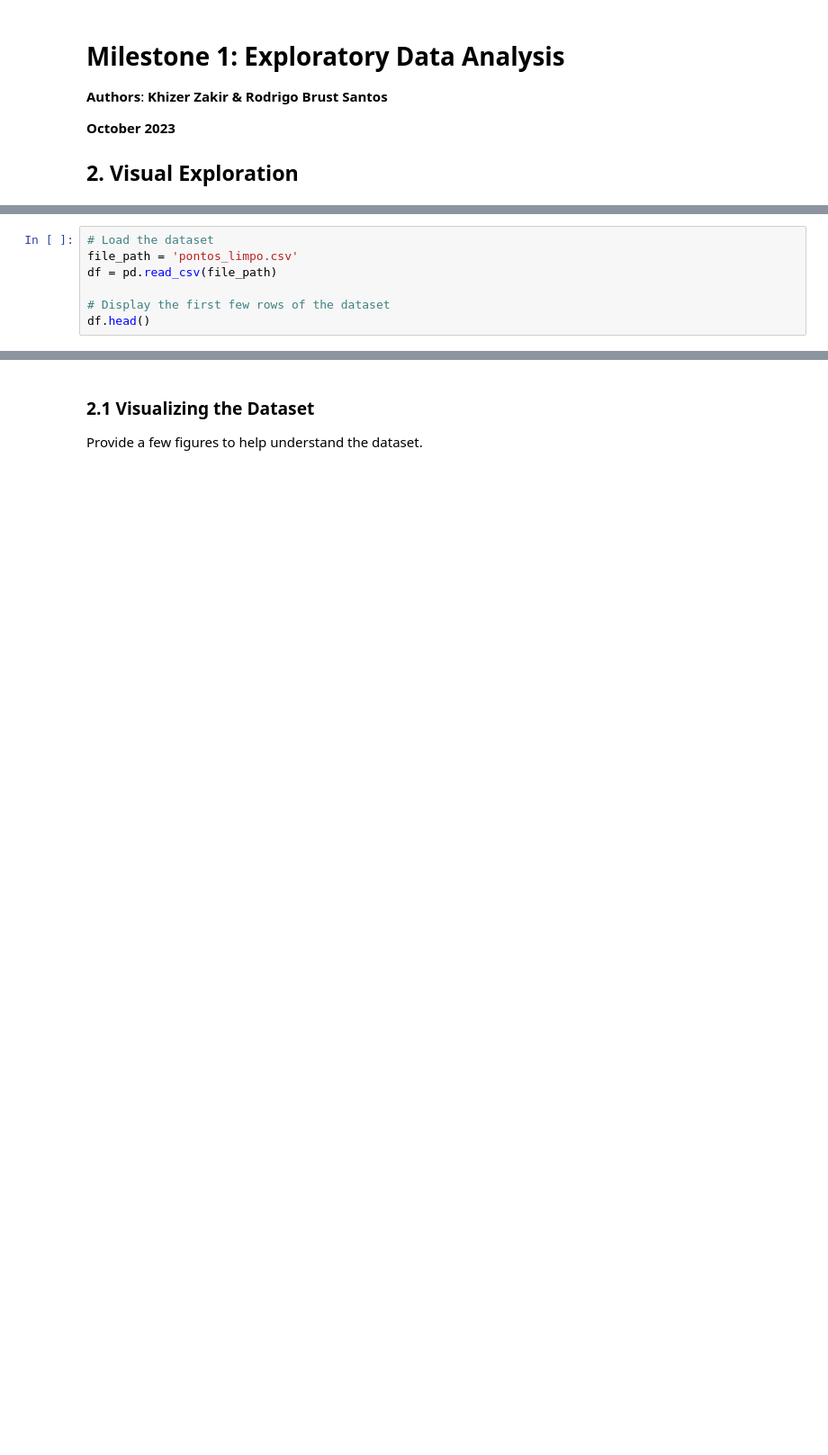
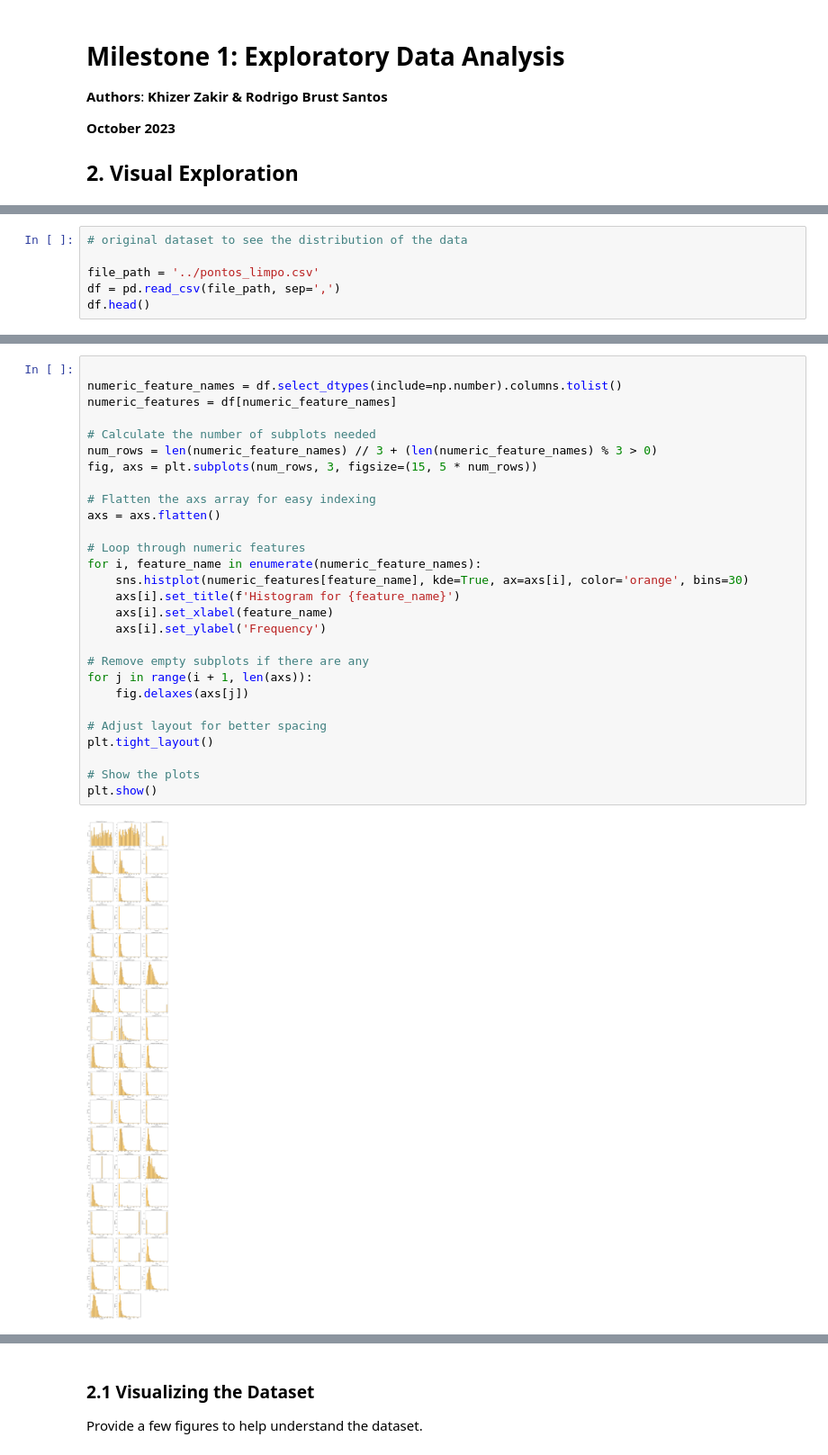
Before and after one commit to rodreras/StreamSamples_ML, a Jupyter notebook: milestone1/02_visual_exploration.ipynb, the cells around one changed output, grey strips where cells are left out. Shown at 90% size. Drawn from its saved outputs; the diff is of its cells as text; blank space fills up the shorter version.

```diff
--- a/milestone1/02_visual_exploration.ipynb
+++ b/milestone1/02_visual_exploration.ipynb
@@ -15,7 +19,6 @@ import time
 # %%
-# Load the dataset
-file_path = 'pontos_limpo.csv'
-df = pd.read_csv(file_path)
+# original dataset to see the distribution of the data
 
-# Display the first few rows of the dataset
+file_path = '../pontos_limpo.csv'
+df = pd.read_csv(file_path, sep=',')
 df.head()
@@ -21,0 +51,30 @@ df.head()
+# %%
+
+numeric_feature_names = df.select_dtypes(include=np.number).columns.tolist()
+numeric_features = df[numeric_feature_names]
+
+# Calculate the number of subplots needed
+num_rows = len(numeric_feature_names) // 3 + (len(numeric_feature_names) % 3 > 0)
+fig, axs = plt.subplots(num_rows, 3, figsize=(15, 5 * num_rows))
+
+# Flatten the axs array for easy indexing
+axs = axs.flatten()
+
+# Loop through numeric features
+for i, feature_name in enumerate(numeric_feature_names):
+    sns.histplot(numeric_features[feature_name], kde=True, ax=axs[i], color='orange', bins=30)
+    axs[i].set_title(f'Histogram for {feature_name}')
+    axs[i].set_xlabel(feature_name)
+    axs[i].set_ylabel('Frequency')
+
+# Remove empty subplots if there are any
+for j in range(i + 1, len(axs)):
+    fig.delaxes(axs[j])
+
+# Adjust layout for better spacing
+plt.tight_layout()
+
+# Show the plots
+plt.show()
+# %% [output]
+[figure, added]
```
Also changed, not shown: parts of 15 cells of this notebook, 1 other file.
